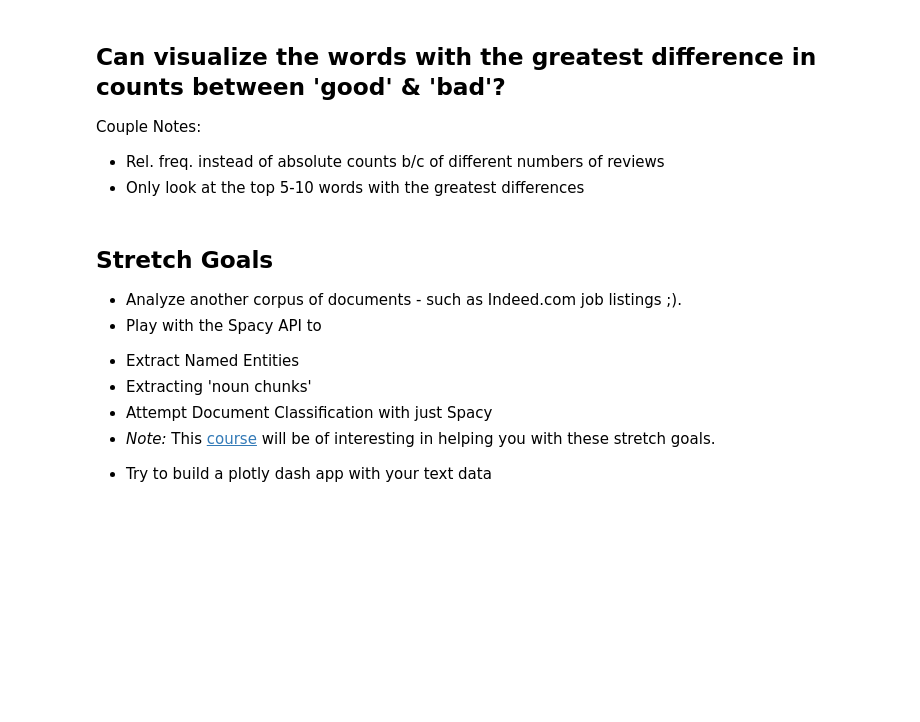
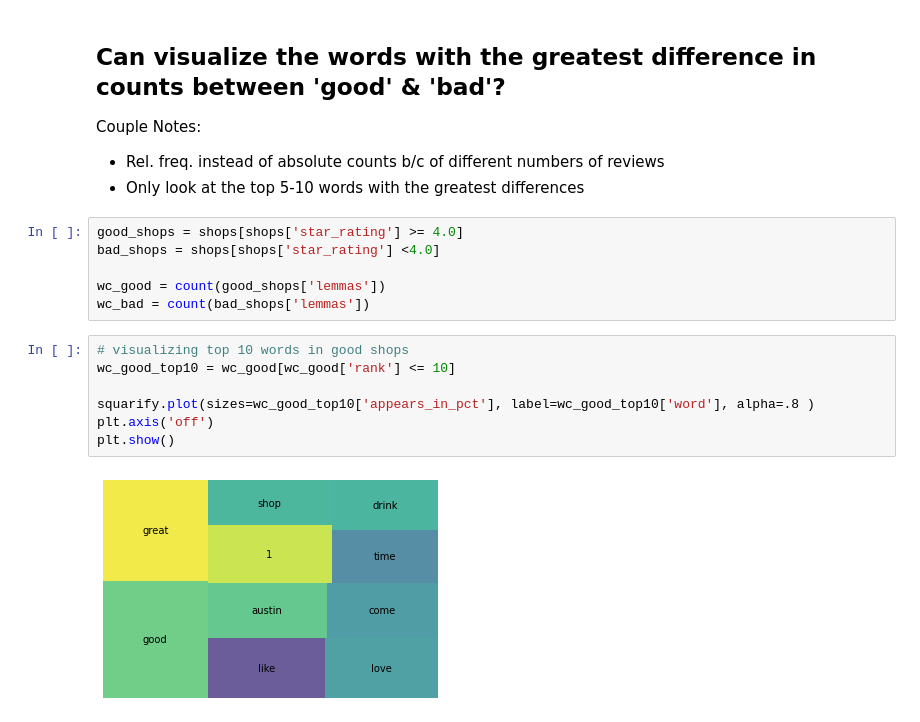
Before and after one commit to zachary-hamilton/DS-Unit-4-Sprint-1-NLP, a Jupyter notebook: module1-text-data/LS_DS_411_Text_Data_Assignment.ipynb, the cells around one changed output. Drawn from its saved outputs; the diff is of its cells as text; blank space fills up the shorter version.

```diff
--- a/module1-text-data/LS_DS_411_Text_Data_Assignment.ipynb
+++ b/module1-text-data/LS_DS_411_Text_Data_Assignment.ipynb
@@ -85,13 +186,18 @@ shops.head()
 Couple Notes:
 - Rel. freq. instead of absolute counts b/c of different numbers of reviews
 - Only look at the top 5-10 words with the greatest differences
-# %% [markdown]
-## Stretch Goals
-
-* Analyze another corpus of documents - such as Indeed.com job listings ;).
-* Play with the Spacy API to
- - Extract Named Entities
- - Extracting 'noun chunks'
- - Attempt Document Classification with just Spacy
- - *Note:* This [course](https://course.spacy.io/) will be of interesting in helping you with these stretch goals.
-* Try to build a plotly dash app with your text data
+# %%
+good_shops = shops[shops['star_rating'] >= 4.0]
+bad_shops = shops[shops['star_rating'] <4.0]
+
+wc_good = count(good_shops['lemmas'])
+wc_bad = count(bad_shops['lemmas'])
+# %%
+# visualizing top 10 words in good shops
+wc_good_top10 = wc_good[wc_good['rank'] <= 10]
+
+squarify.plot(sizes=wc_good_top10['appears_in_pct'], label=wc_good_top10['word'], alpha=.8 )
+plt.axis('off')
+plt.show()
+# %% [output]
+[figure, added]
```
Also changed, not shown: parts of 14 cells of this notebook.
